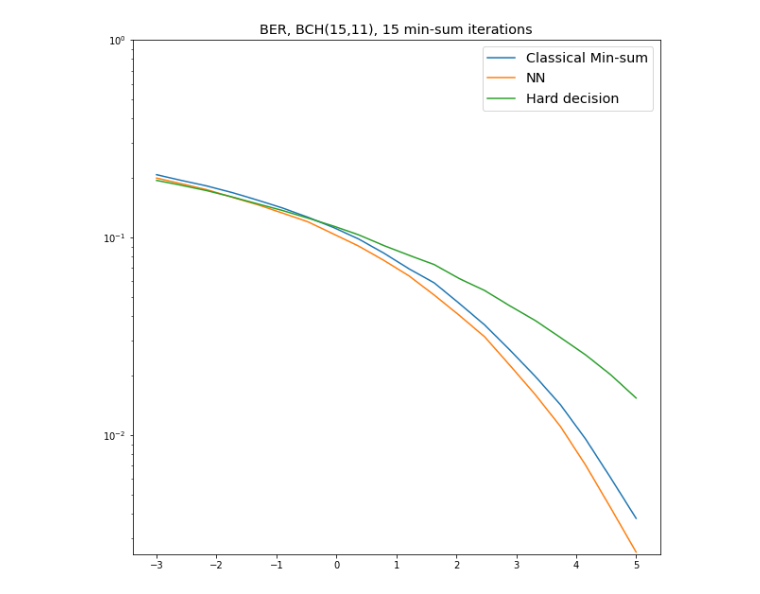
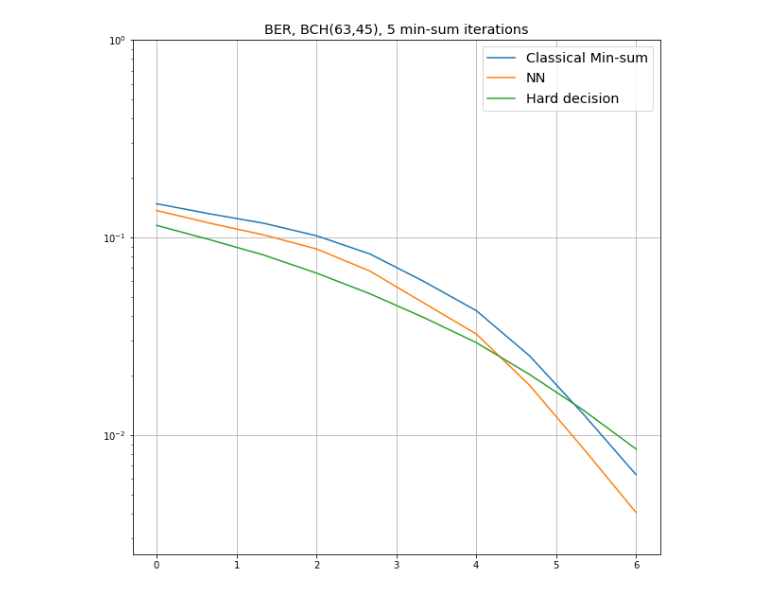
Before and after one commit to dartemasov/Tanner-based-NN-decoding, a Jupyter notebook: main_torch.ipynb, the cells around one changed output. Drawn from its saved outputs; the diff is of its cells as text; code cells hidden in the pictures.

```diff
--- a/main_torch.ipynb
+++ b/main_torch.ipynb
@@ -8,10 +8,8 @@ from utils_f import load_code
 import os
 import torch
 device = torch.device('cuda' if torch.cuda.is_available() else 'cpu')
-# %%
-device='cuda:1'
 # %%
-H_filename = './source/BCH_15_11.alist'
+H_filename = './source/BCH_63_45.alist'
 code = load_code(H_filename)
 H = code.H
 G = code.G
@@ -345,13 +227,15 @@ batch_size = 128
 train_dataloader = DataLoader(dataset, batch_size=batch_size, shuffle=True)
 test_dataloader = DataLoader(dataset, batch_size=len(dataset))
 # %%
-decoder = Decoder(num_iterations=35).to(device)
+num_iterations = 5
+decoder = Decoder(num_iterations=num_iterations).to(device)
+ms = Decoder(num_iterations=num_iterations, learnable=False).to(device)
 loss_fn = torch.nn.CrossEntropyLoss()
 optimizer = torch.optim.Adam(decoder.parameters())
 
 
 verbose = True
-for epoch in tqdm(range(30), desc='Epoch'):     #15
+for epoch in tqdm(range(40), desc='Epoch'):
     train_loss, train_acc = epoch_train(train_dataloader, decoder, loss_fn, optimizer)
     test_loss, test_acc = epoch_test(test_dataloader, decoder, loss_fn)
 
@@ -450,12 +339,13 @@ for i, snr in enumerate(SNRs):
 # %%
 plt.figure(figsize=(10,10))
 plt.semilogy(SNRs, bit_errors_min_sum.cpu() / nb_bits_min_sum.cpu(), label='Classical Min-sum')
 plt.semilogy(SNRs, bit_errors_nn.cpu() / nb_bits_nn.cpu(), label=f'NN')
 plt.semilogy(SNRs, bit_errors_hard.cpu() / nb_bits_hard.cpu(), label='Hard decision')
 plt.ylim([0.0025, 1])
 plt.legend(fontsize='x-large')
-plt.title('BER, BCH(15,11), 15 min-sum iterations', fontsize='x-large')
+plt.title('BER, BCH(63,45), 5 min-sum iterations', fontsize='x-large')
+plt.grid()
 plt.show()
 # %% [output]
-[figure, old version]
+[figure, new version]
 # %%
```
Also changed, not shown: parts of 7 cells of this notebook, 9 other files.
